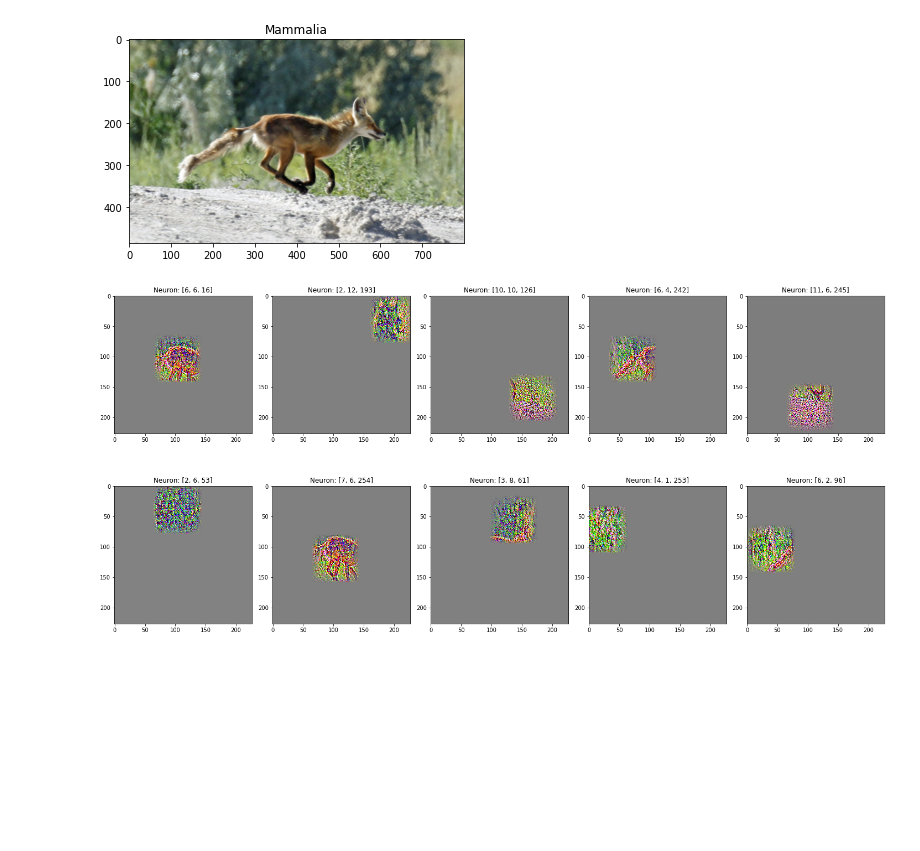
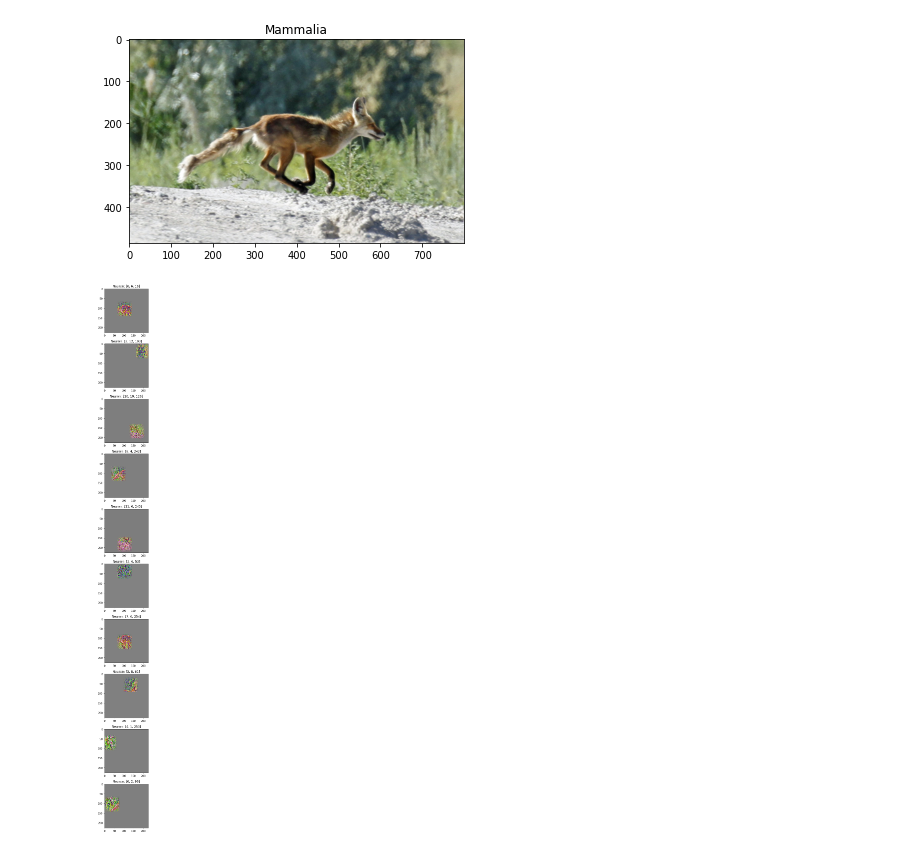
Before and after one commit to pranabIITM/CS6910, a Jupyter notebook: AS2/P-A/PartA_Q5.ipynb, the cells around one changed output. Cells and saved outputs as stored; diff of their text form; code cells hidden in the pictures; blank space fills up the shorter version.

```diff
--- a/AS2/P-A/PartA_Q5.ipynb
+++ b/AS2/P-A/PartA_Q5.ipynb
@@ -93,12 +107,14 @@ for i in range(numOfNeurons):
   guid_backprops.append((neuron,tape.gradient(ops,inps)[0]))
 # %%
-fig,ax = plt.subplots(2,int(numOfNeurons/2),figsize=(20,10))
+#plotting the images obtained in previous step ---------------------------------
+
+fig,ax = plt.subplots(numOfNeurons,1,figsize=(5,30))
 
 for i,(neuron,image) in enumerate(guid_backprops):
-    ax[int(i/5)][i%5].imshow(deprocess_image(np.array(image)))
-    ax[int(i/5)][i%5].set_title("Neuron: {}".format(neuron))
+    ax[i].imshow(deprocess_image(np.array(image)))
+    ax[i].set_title("Neuron: {}".format(neuron))
 
 plt.tight_layout()
 plt.savefig('/content/drive/MyDrive/DL_DATA_iNat/PA-Q5-2.png',bbox_inches='tight')
 # %% [output]
-[figure, old version]
+[figure, new version]
```
Also changed, not shown: parts of 9 cells of this notebook.
